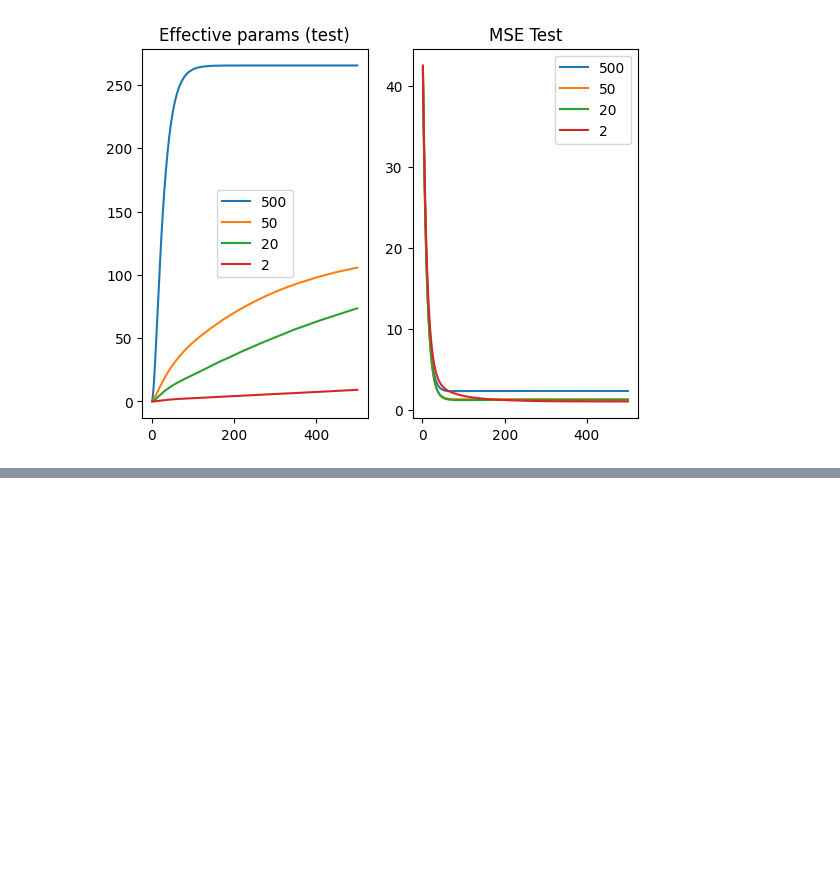
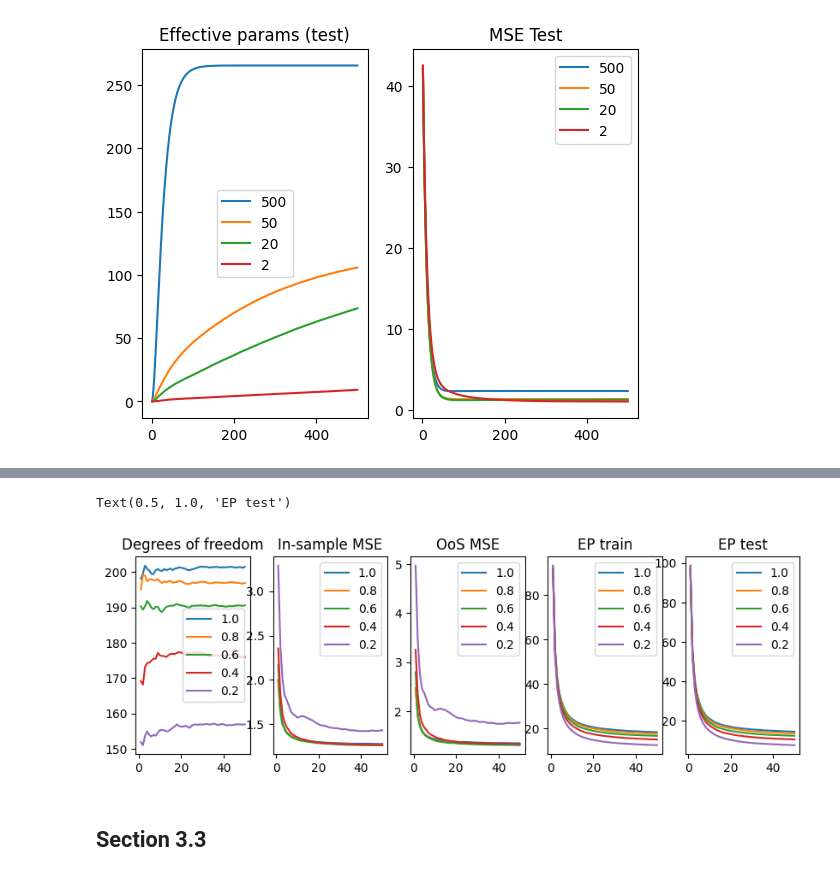
Before and after one commit to AliciaCurth/understanding-random-forests, a Jupyter notebook: replicate_experiments_sim.ipynb, the cells around one changed output, grey strips where cells are left out. Cells and saved outputs as stored; diff of their text form; code cells hidden in the pictures; blank space fills up the shorter version.

```diff
--- a/replicate_experiments_sim.ipynb
+++ b/replicate_experiments_sim.ipynb
@@ -125,0 +132,4 @@ Text(0.5, 1.0, 'MSE Test')
+# %%
+# resampling experiment (degrees of freedom)
+configs=[{'bootstrap': False, 'n_estimators': 50, 'max_leaf_nodes':500, 'max_features': x} for x in features] + [{'bootstrap': True, 'n_estimators': 50, 'max_leaf_nodes':500, 'max_features': x} for x in features] + [{'bootstrap': True, 'n_estimators': 50, 'max_leaf_nodes':50, 'max_features': x} for x in features]
+res_resamp=run_resampling_experiments('res_resamp', configs, n_reps=50, n_seeds=3)
@@ -125,0 +154,50 @@ Text(0.5, 1.0, 'MSE Test')
+# %%
+res_mean = res_resamp.groupby(['max_leaf_nodes', 'n_estimators', 'max_features', 'bootstrap'])[['mse_test', 'mse_train_resamp', 'dof', 'ep_train', 'ep_test']].mean().reset_index()
+
+# select one set of the results
+bootstrap_sel = True
+leaf_nodes_sel = 50
+
+res_mean_sel = res_mean[(res_mean['bootstrap'] == bootstrap_sel) & (res_mean['max_leaf_nodes'] == leaf_nodes_sel)]
+
+plt.figure(figsize=(10, 3))
+plt.subplot(1, 5, 1)
+for f in features:
+    res_sel = res_mean_sel[res_mean_sel['max_features']==f]
+    plt.plot(res_sel['n_estimators'], res_sel['dof'], label=f'{f}')
+plt.legend()
+plt.title('Degrees of freedom')
+
+plt.subplot(1, 5, 2)
+for f in features:
+    res_sel = res_mean_sel[res_mean_sel['max_features']==f]
+    plt.plot(res_sel['n_estimators'], res_sel['mse_train_resamp'], label=f'{f}')
+plt.legend()
+plt.title('In-sample MSE')
+
+plt.subplot(1, 5, 3)
+for f in features:
+    res_sel = res_mean_sel[res_mean_sel['max_features']==f]
+    plt.plot(res_sel['n_estimators'], res_sel['mse_test'], label=f'{f}')
+plt.legend()
+plt.title('OoS MSE')
+
+
+plt.subplot(1, 5, 4)
+for f in features:
+    res_sel = res_mean_sel[res_mean_sel['max_features']==f]
+    plt.plot(res_sel['n_estimators'], res_sel['ep_train'], label=f'{f}')
+plt.legend()
+plt.title('EP train')
+
+plt.subplot(1, 5, 5)
+for f in features:
+    res_sel = res_mean_sel[res_mean_sel['max_features']==f]
+    plt.plot(res_sel['n_estimators'], res_sel['ep_test'], label=f'{f}')
+plt.legend()
+plt.title('EP test')
+# %% [output]
+Text(0.5, 1.0, 'EP test')
+[figure, added]
+# %% [markdown]
+## Section 3.3
```
Also changed, not shown: parts of 17 cells of this notebook, 2 other files.
